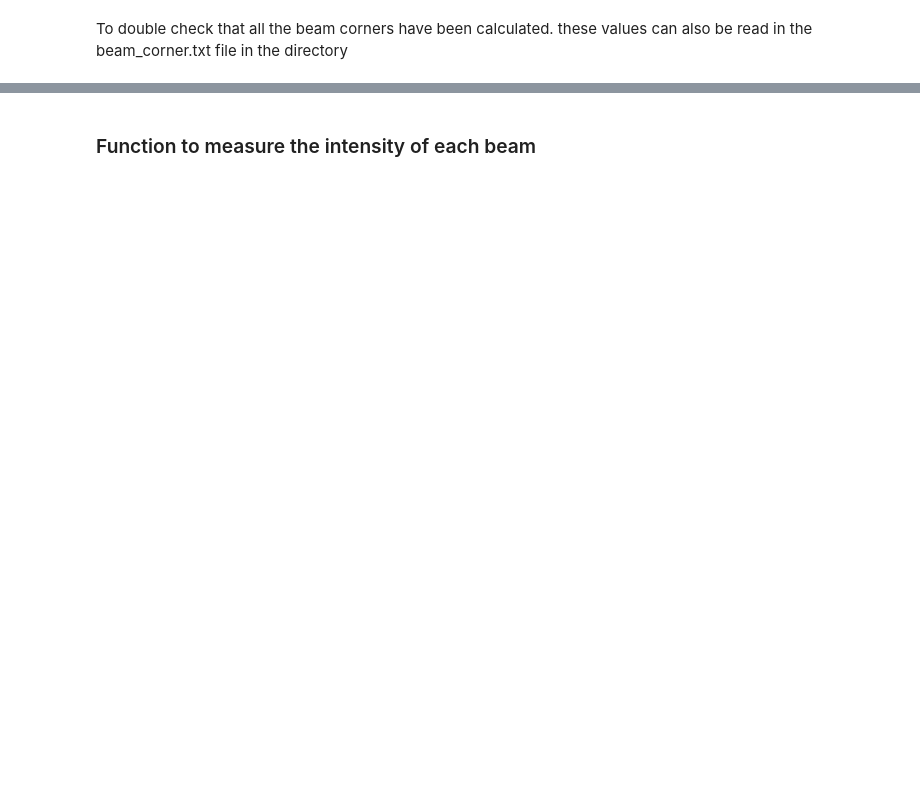
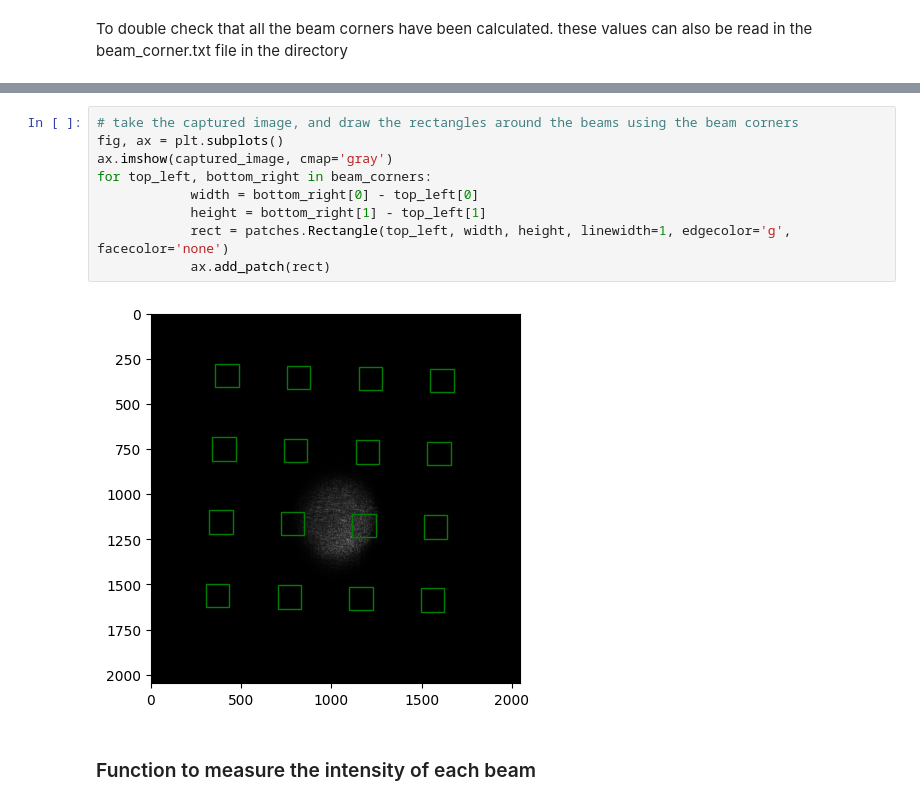
Before and after one commit to AndersonXu99/AONN, a Jupyter notebook: SLM Phase Pattern/test.ipynb, the cells around one changed output, grey strips where cells are left out. Saved outputs shown, nothing was run; the diff lists cells and outputs as text; blank space fills up the shorter version.

```diff
--- a/SLM Phase Pattern/test.ipynb
+++ b/SLM Phase Pattern/test.ipynb
@@ -297,3 +218,14 @@ Beam Corners: [[[ 897.          892.        ]
+# %%
+# take the captured image, and draw the rectangles around the beams using the beam corners
+fig, ax = plt.subplots()
+ax.imshow(captured_image, cmap='gray')
+for top_left, bottom_right in beam_corners:
+            width = bottom_right[0] - top_left[0]
+            height = bottom_right[1] - top_left[1]
+            rect = patches.Rectangle(top_left, width, height, linewidth=1, edgecolor='g', facecolor='none')
+            ax.add_patch(rect)
+# %% [output]
+[figure, added]
 # %% [markdown]
 ### Function to measure the intensity of each beam
 # %%
```
Also changed, not shown: parts of 39 cells of this notebook, 6 other files.
